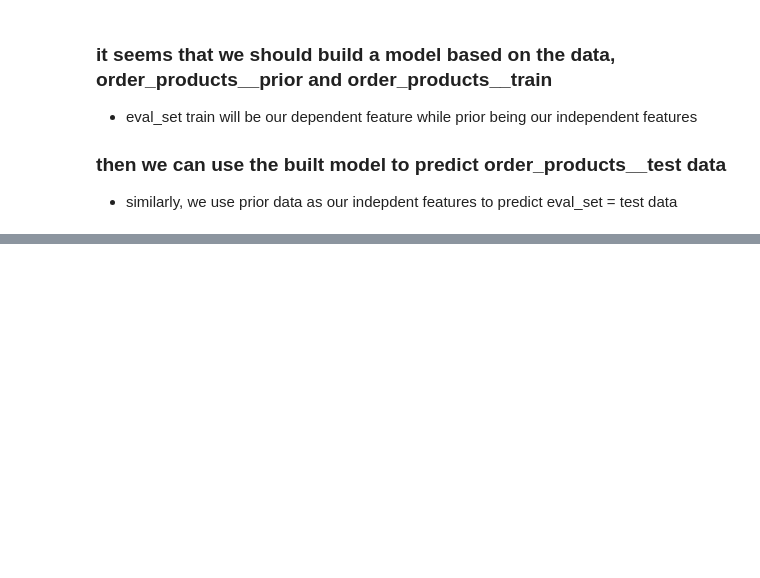
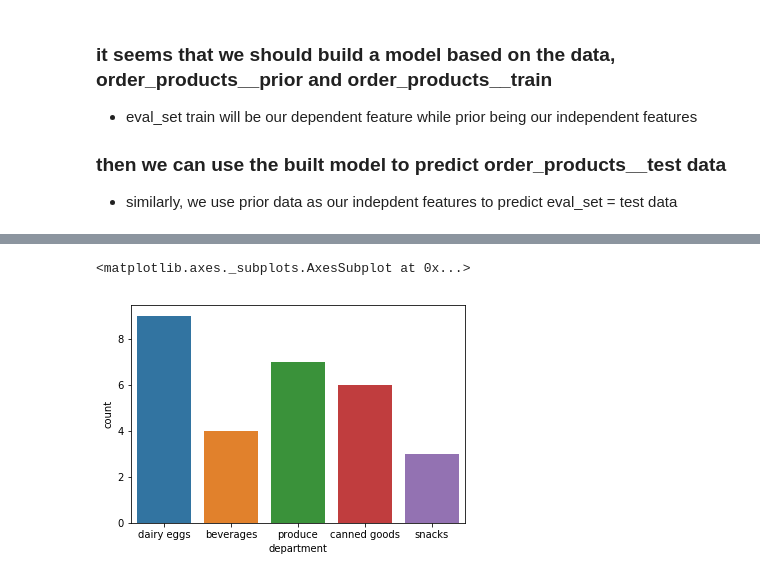
Before and after one commit to rokmarine1101/Instacart_project, a Jupyter notebook: 2017.11.29 Data approaching, combining & explanation.ipynb, the cells around one changed output, grey strips where cells are left out. Saved outputs shown, nothing was run; the diff lists cells and outputs as text; code cells hidden in the pictures; blank space fills up the shorter version.

Commit message:
data approach

```diff
--- a/2017.11.29 Data approaching, combining & explanation.ipynb
+++ b/2017.11.29 Data approaching, combining & explanation.ipynb
@@ -170,0 +295,5 @@ merged_data2.sort_values('order_id')
+# %%
+user_112108 = merged_data2[merged_data2['order_id']== 1427983]
+user_112108 = user_112108.append(merged_data2[merged_data2['order_id']== 2541372])
+user_112108 = user_112108.append(merged_data2[merged_data2['order_id']== 186706])
+user_112108 = user_112108.append(merged_data1[merged_data1['order_id']== 1])
@@ -170,0 +320,5 @@ merged_data2.sort_values('order_id')
+# %%
+sns.countplot(user_112108.department)
+# %% [output]
+<matplotlib.axes._subplots.AxesSubplot at 0x...>
+[figure, added]
```
Also changed, not shown: parts of 27 cells of this notebook, 1 other file.
